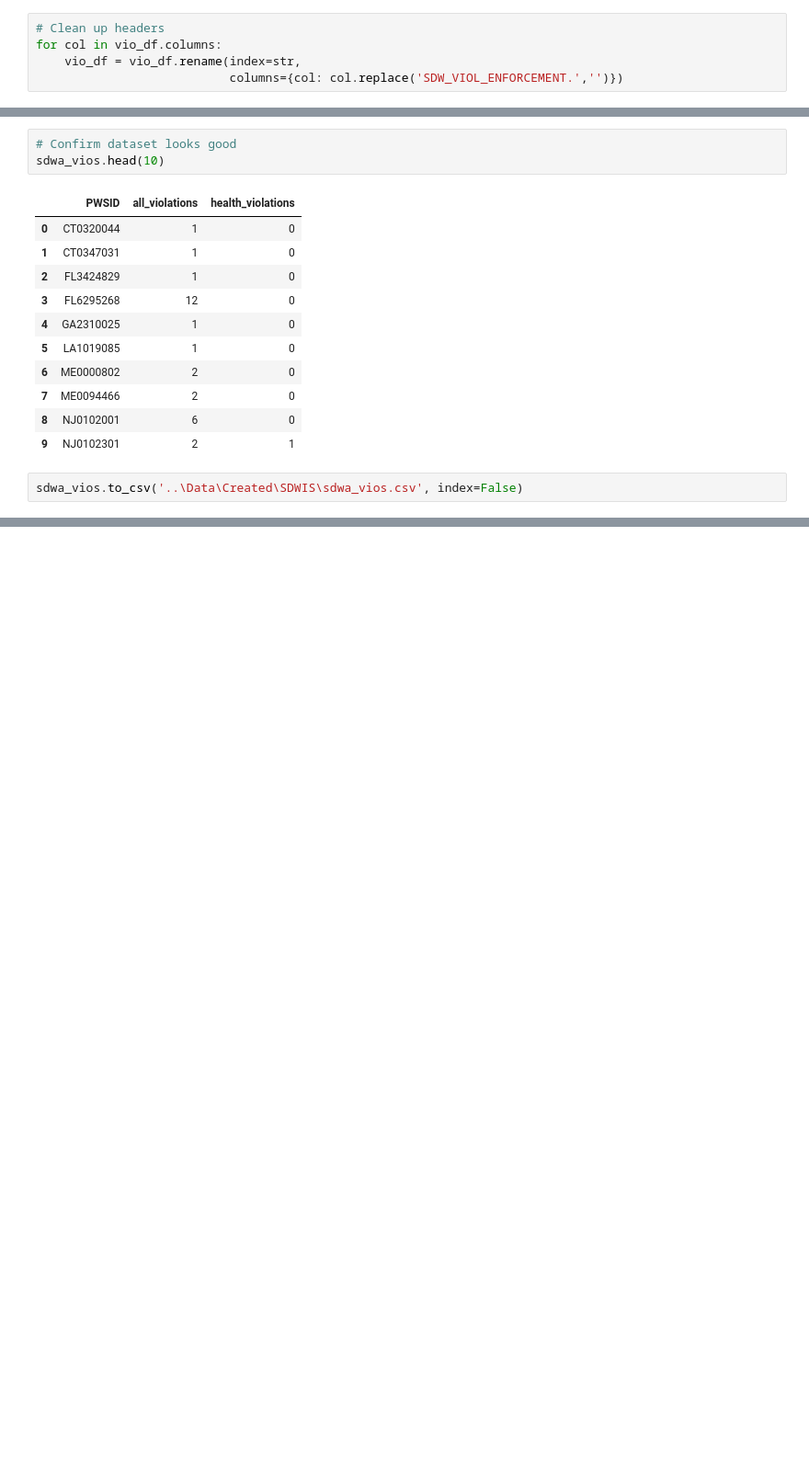
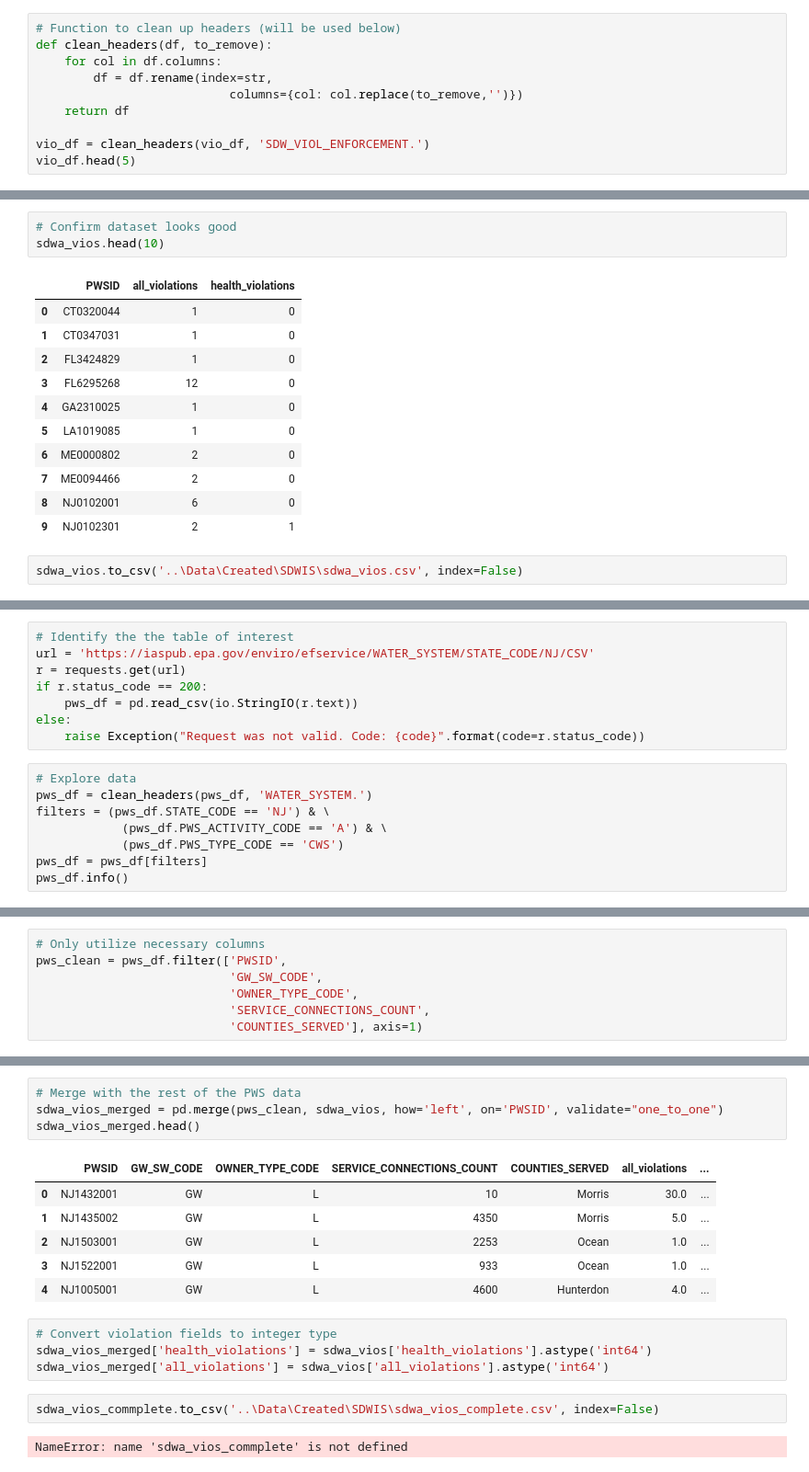
Before and after one commit to zstatmanweil/EJ-analysis-map, a Jupyter notebook: SDWA-data-prep/SDWISData.ipynb, the cells around one changed output, grey strips where cells are left out. Shown: that part at 92% size. Drawn from its saved outputs; the diff is of its cells as text; blank space fills up the shorter version.

Commit message:
added water system characteristic data

```diff
--- a/SDWA-data-prep/SDWISData.ipynb
+++ b/SDWA-data-prep/SDWISData.ipynb
@@ -27,7 +29,12 @@ with pd.option_context('display.max_columns', None):
 | 3 | NJ0408001 | CITY OF CAMDEN | NJ | CAMDEN | ... |
 | 4 | NJ0612001 | BAYSHORE MOBILE HOME PARK | NJ | CUMBERLAND | ... |
 # %%
-# Clean up headers
-for col in vio_df.columns:
-    vio_df = vio_df.rename(index=str,
-                           columns={col: col.replace('SDW_VIOL_ENFORCEMENT.','')})
+# Function to clean up headers (will be used below)
+def clean_headers(df, to_remove):
+    for col in df.columns:
+        df = df.rename(index=str,
+                           columns={col: col.replace(to_remove,'')})
+    return df
+
+vio_df = clean_headers(vio_df, 'SDW_VIOL_ENFORCEMENT.')
+vio_df.head(5)
@@ -144,0 +162,16 @@ sdwa_vios.to_csv('..\Data\Created\SDWIS\sdwa_vios.csv', index=False)
+# %%
+# Identify the the table of interest
+url = 'https://iaspub.epa.gov/enviro/efservice/WATER_SYSTEM/STATE_CODE/NJ/CSV'
+r = requests.get(url)
+if r.status_code == 200:
+    pws_df = pd.read_csv(io.StringIO(r.text))
+else:
+    raise Exception("Request was not valid. Code: {code}".format(code=r.status_code))
+# %%
+# Explore data
+pws_df = clean_headers(pws_df, 'WATER_SYSTEM.')
+filters = (pws_df.STATE_CODE == 'NJ') & \
+            (pws_df.PWS_ACTIVITY_CODE == 'A') & \
+            (pws_df.PWS_TYPE_CODE == 'CWS')
+pws_df = pws_df[filters]
+pws_df.info()
@@ -144,0 +196,7 @@ sdwa_vios.to_csv('..\Data\Created\SDWIS\sdwa_vios.csv', index=False)
+# %%
+# Only utilize necessary columns
+pws_clean = pws_df.filter(['PWSID',
+                           'GW_SW_CODE',
+                           'OWNER_TYPE_CODE',
+                           'SERVICE_CONNECTIONS_COUNT',
+                           'COUNTIES_SERVED'], axis=1)
@@ -144,0 +216,19 @@ sdwa_vios.to_csv('..\Data\Created\SDWIS\sdwa_vios.csv', index=False)
+# %%
+# Merge with the rest of the PWS data
+sdwa_vios_merged = pd.merge(pws_clean, sdwa_vios, how='left', on='PWSID', validate="one_to_one")
+sdwa_vios_merged.head()
+# %% [output]
+|  | PWSID | GW_SW_CODE | OWNER_TYPE_CODE | SERVICE_CONNECTIONS_COUNT | COUNTIES_SERVED | all_violations | ... |
+| 0 | NJ1432001 | GW | L | 10 | Morris | 30.0 | ... |
+| 1 | NJ1435002 | GW | L | 4350 | Morris | 5.0 | ... |
+| 2 | NJ1503001 | GW | L | 2253 | Ocean | 1.0 | ... |
+| 3 | NJ1522001 | GW | L | 933 | Ocean | 1.0 | ... |
+| 4 | NJ1005001 | GW | L | 4600 | Hunterdon | 4.0 | ... |
+# %%
+# Convert violation fields to integer type
+sdwa_vios_merged['health_violations'] = sdwa_vios['health_violations'].astype('int64')
+sdwa_vios_merged['all_violations'] = sdwa_vios['all_violations'].astype('int64')
+# %%
+sdwa_vios_commplete.to_csv('..\Data\Created\SDWIS\sdwa_vios_complete.csv', index=False)
+# %% [output]
+NameError: name 'sdwa_vios_commplete' is not defined
```
Also changed, not shown: parts of 6 cells of this notebook.
